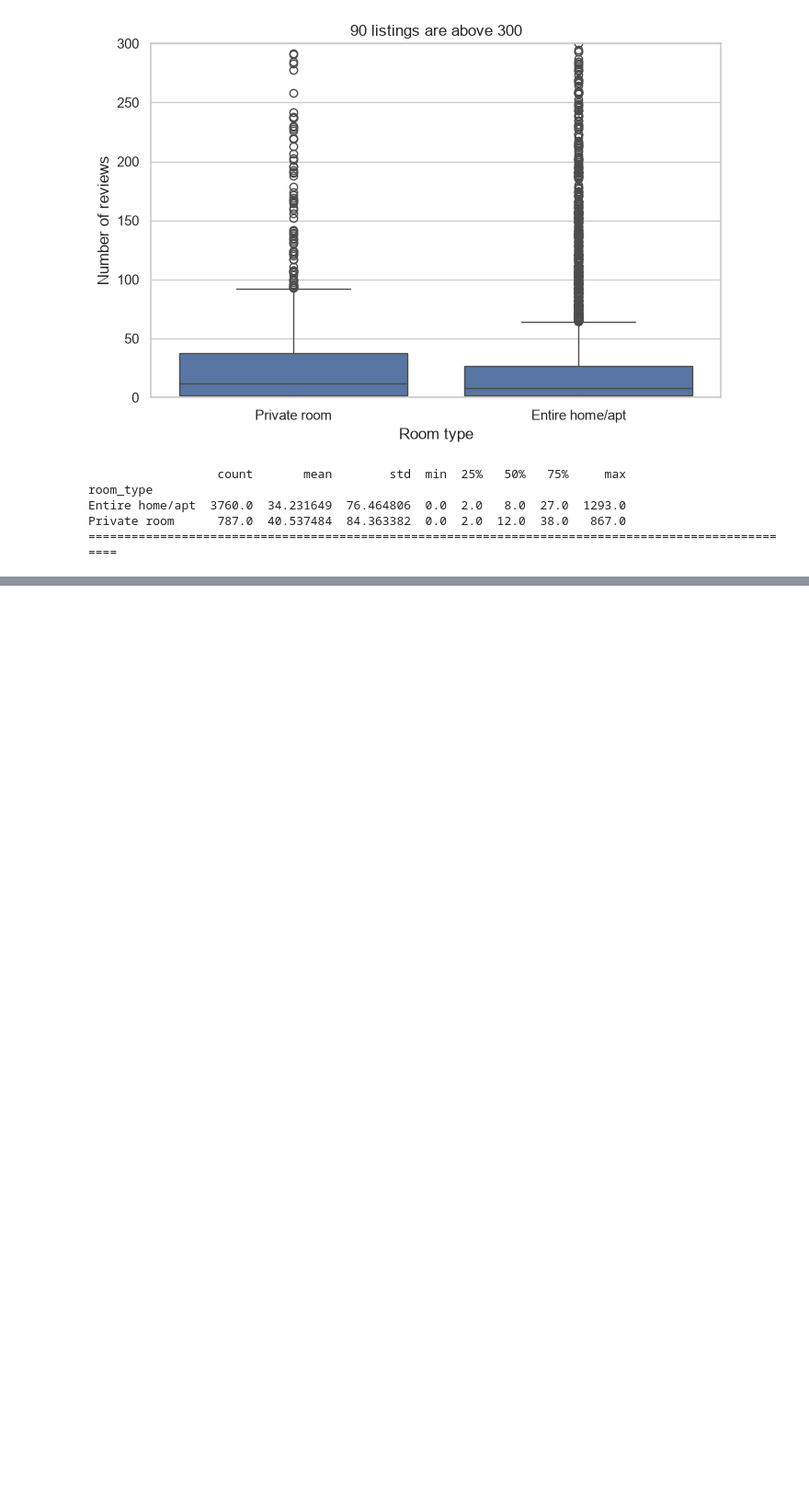
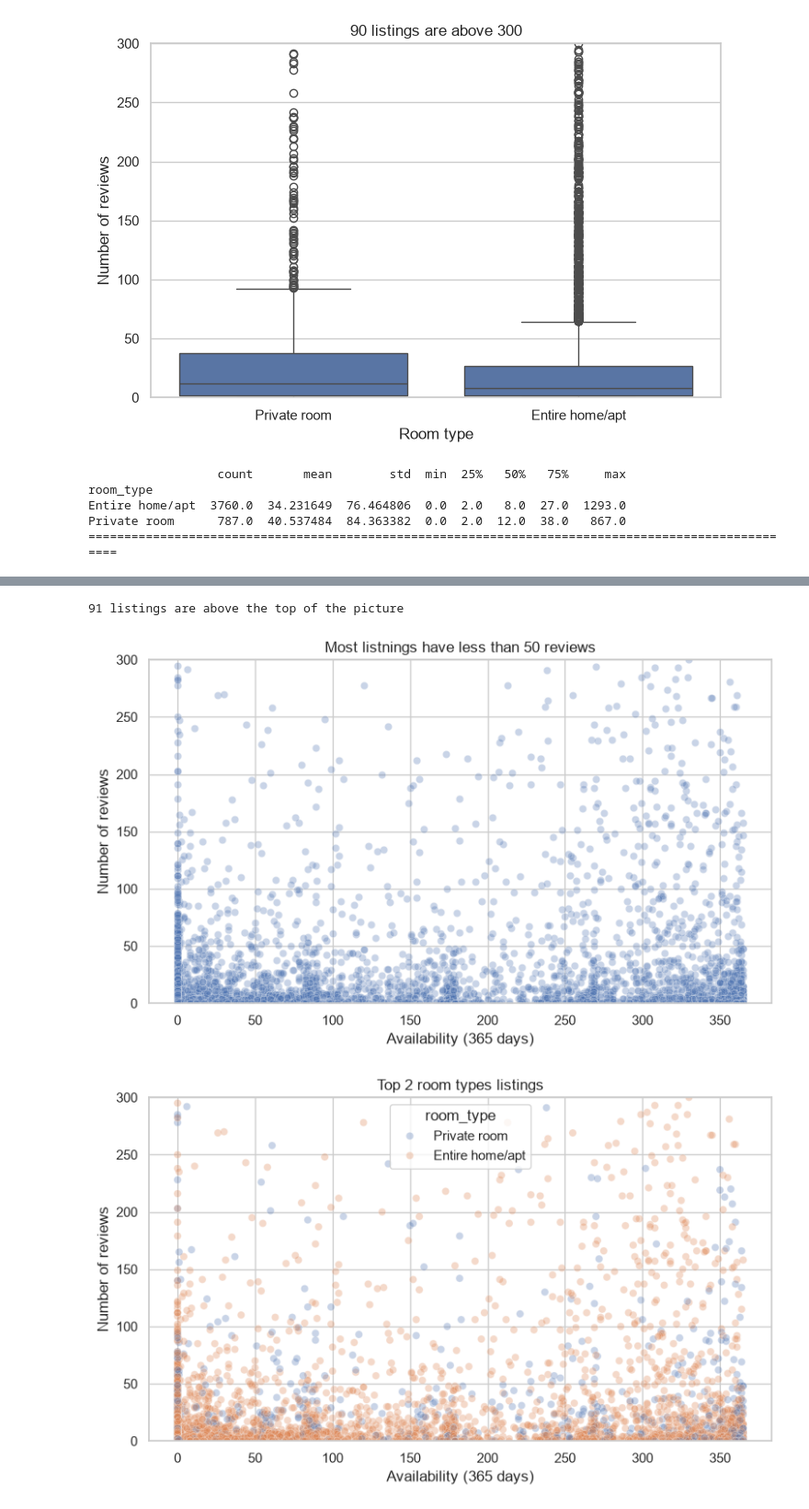
Before and after one commit to dmtrkv/Lexicon, a Jupyter notebook: Labs/Data/lab7.ipynb, the cells around one changed output, grey strips where cells are left out. Shown at 92% size. Drawn from its saved outputs; the diff is of its cells as text; code cells hidden in the pictures; blank space fills up the shorter version.

```diff
--- a/Labs/Data/lab7.ipynb
+++ b/Labs/Data/lab7.ipynb
@@ -165,0 +246,27 @@ Private room      787.0  40.537484  84.363382  0.0  2.0  12.0  38.0   867.0
+# %%
+print((listings['number_of_reviews'] > 300).sum(), 'listings are above the top of the picture')
+
+fig, ax = plt.subplots(figsize=(9, 5))
+sns.scatterplot(data=listings, x='availability_365', y='number_of_reviews', ax=ax, alpha=0.3)
+ax.set_ylim(0, 300)
+ax.set_title('Most listnings have less than 50 reviews')
+ax.set_xlabel('Availability (365 days)')
+ax.set_ylabel('Number of reviews')
+plt.show()
+fig.savefig('8.png', dpi=150, bbox_inches='tight')
+
+top_room_types = listings['room_type'].value_counts().index[:2]
+listings_top_room_types = listings[listings['room_type'].isin(top_room_types)]
+fig, ax = plt.subplots(figsize=(9, 5))
+sns.scatterplot(data=listings_top_room_types,
+    x='availability_365', y='number_of_reviews', ax=ax, alpha=0.3, hue='room_type')
+ax.set_ylim(0, 300)
+ax.set_title('Top 2 room types listings')
+ax.set_xlabel('Availability (365 days)')
+ax.set_ylabel('Number of reviews')
+plt.show()
+fig.savefig('9.png', dpi=150, bbox_inches='tight')
+# %% [output]
+91 listings are above the top of the picture
+[figure, added]
+[figure, added]
```
Also changed, not shown: parts of 12 cells of this notebook, 13 other files.
